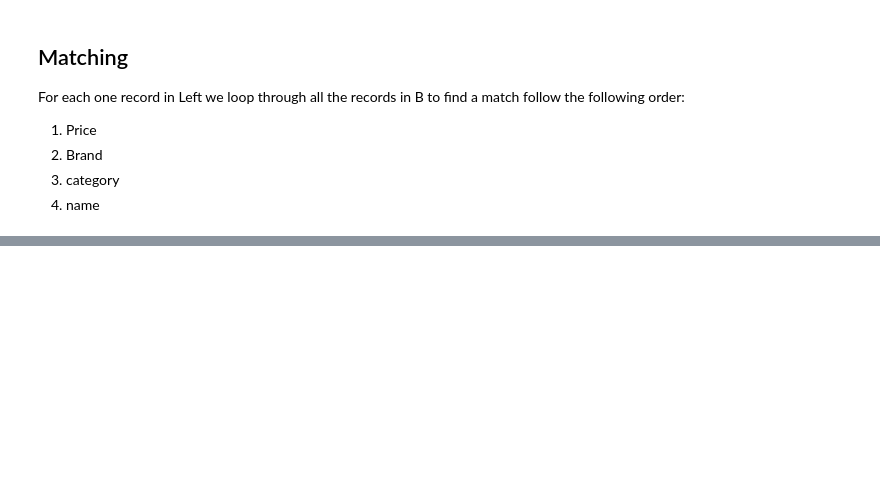
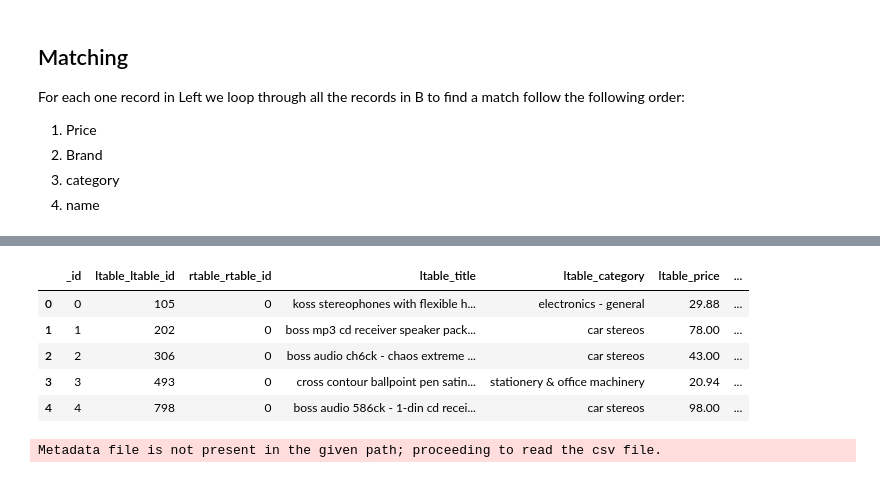
Before and after one commit to r0b3rt24/entity_matching, a Jupyter notebook: main.ipynb, the cells around one changed output, grey strips where cells are left out. Drawn from its saved outputs; the diff is of its cells as text; code cells hidden in the pictures; blank space fills up the shorter version.

```diff
--- a/main.ipynb
+++ b/main.ipynb
@@ -127,0 +176,3 @@ epson
+# %%
+L_data = em.read_csv_metadata('./ltable.csv',encoding='latin-1', key = 'ltable_id')
+R_data = em.read_csv_metadata('./rtable.csv',encoding='latin-1', key = 'rtable_id')
@@ -127,0 +200,18 @@ epson
+# %%
+# Instantiate overlap blocker object
+ob = em.OverlapBlocker()
+# %%
+# Specify the tokenization to be 'word' level and set overlap_size to be 3.
+C = ob.block_tables(L_data, R_data, 'brand', 'brand', word_level=False,
+                    l_output_attrs=['ltable_id', 'title', 'category', 'price'],
+                    r_output_attrs=['rtable_id', 'title', 'category', 'price'],
+                    q_val = 3, overlap_size=3, show_progress=False)
+# %%
+C.head()
+# %% [output]
+|  | _id | ltable_ltable_id | rtable_rtable_id | ltable_title | ltable_category | ltable_price | ... |
+| 0 | 0 | 105 | 0 | koss stereophones with flexible h... | electronics - general | 29.88 | ... |
+| 1 | 1 | 202 | 0 | boss mp3 cd receiver speaker pack... | car stereos | 78.00 | ... |
+| 2 | 2 | 306 | 0 | boss audio ch6ck - chaos extreme ... | car stereos | 43.00 | ... |
+| 3 | 3 | 493 | 0 | cross contour ballpoint pen satin... | stationery & office machinery | 20.94 | ... |
+| 4 | 4 | 798 | 0 | boss audio 586ck - 1-din cd recei... | car stereos | 98.00 | ... |
@@ -127,0 +234,7 @@ epson
+# %%
+S = em.read_csv_metadata('train.csv',
+                         key='id',
+                         ltable=L_data, rtable=R_data,
+                         fk_ltable='ltable_id', fk_rtable='rtable_id')
+# %% [output]
+Metadata file is not present in the given path; proceeding to read the csv file.
```
Also changed, not shown: parts of 37 cells of this notebook.
